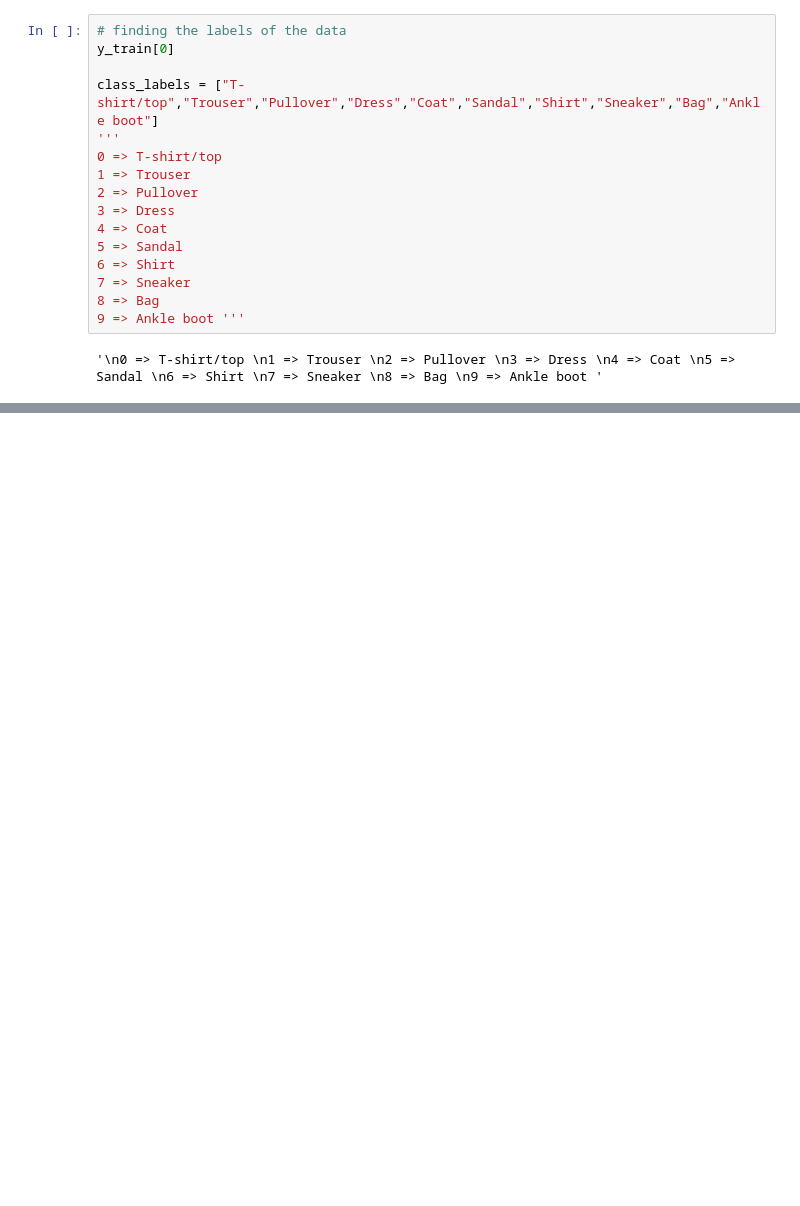
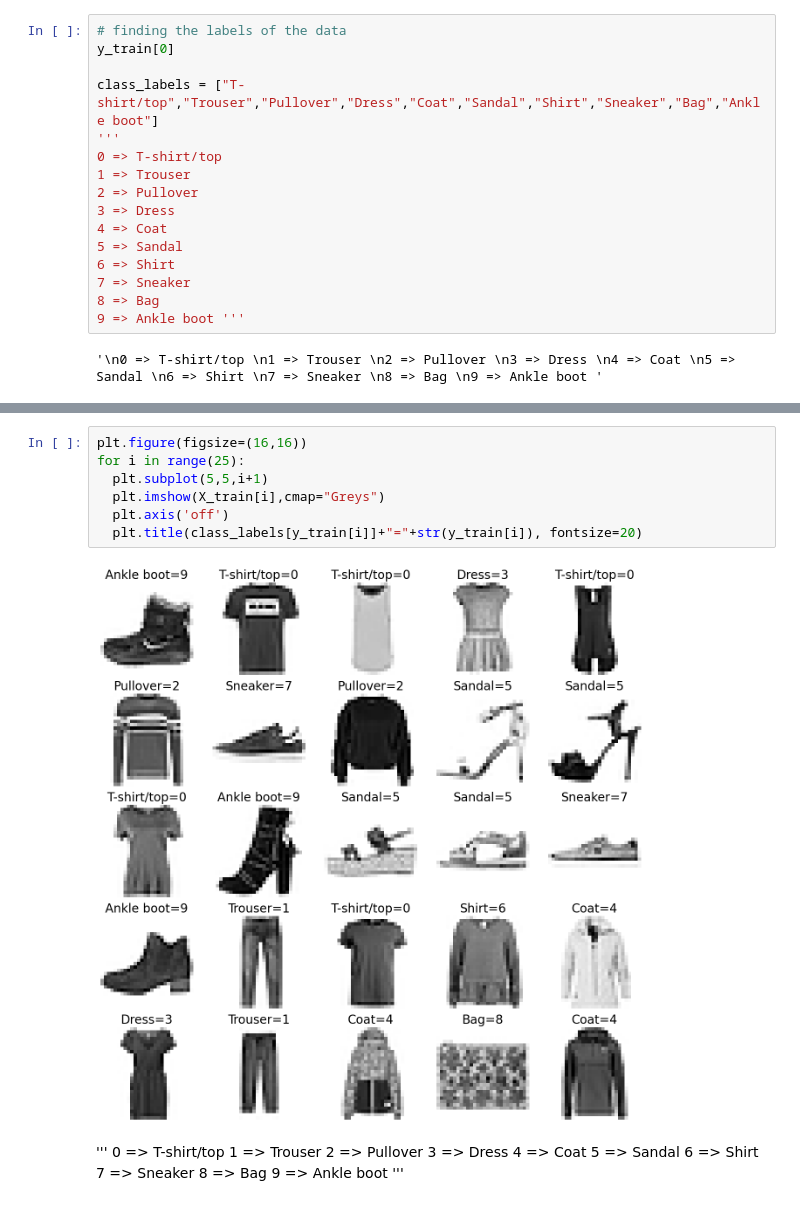
Before and after one commit to RajnishAdhikari/DeepLearningFashionProject, a Jupyter notebook: fashionclassification.ipynb, the cells around one changed output, grey strips where cells are left out. Saved outputs shown, nothing was run; the diff lists cells and outputs as text; blank space fills up the shorter version.

```diff
--- a/fashionclassification.ipynb
+++ b/fashionclassification.ipynb
@@ -72,0 +79,21 @@ class_labels = ["T-shirt/top","Trouser","Pullover","Dress","Coat","Sandal","Shir
+# %%
+plt.figure(figsize=(16,16))
+for i in range(25):
+  plt.subplot(5,5,i+1)
+  plt.imshow(X_train[i],cmap="Greys")
+  plt.axis('off')
+  plt.title(class_labels[y_train[i]]+"="+str(y_train[i]), fontsize=20)
+# %% [output]
+[figure, added]
+# %% [markdown]
+  '''
+0 => T-shirt/top
+1 => Trouser
+2 => Pullover
+3 => Dress
+4 => Coat
+5 => Sandal
+6 => Shirt
+7 => Sneaker
+8 => Bag
+9 => Ankle boot '''
```
Also changed, not shown: parts of 1 cell of this notebook.
